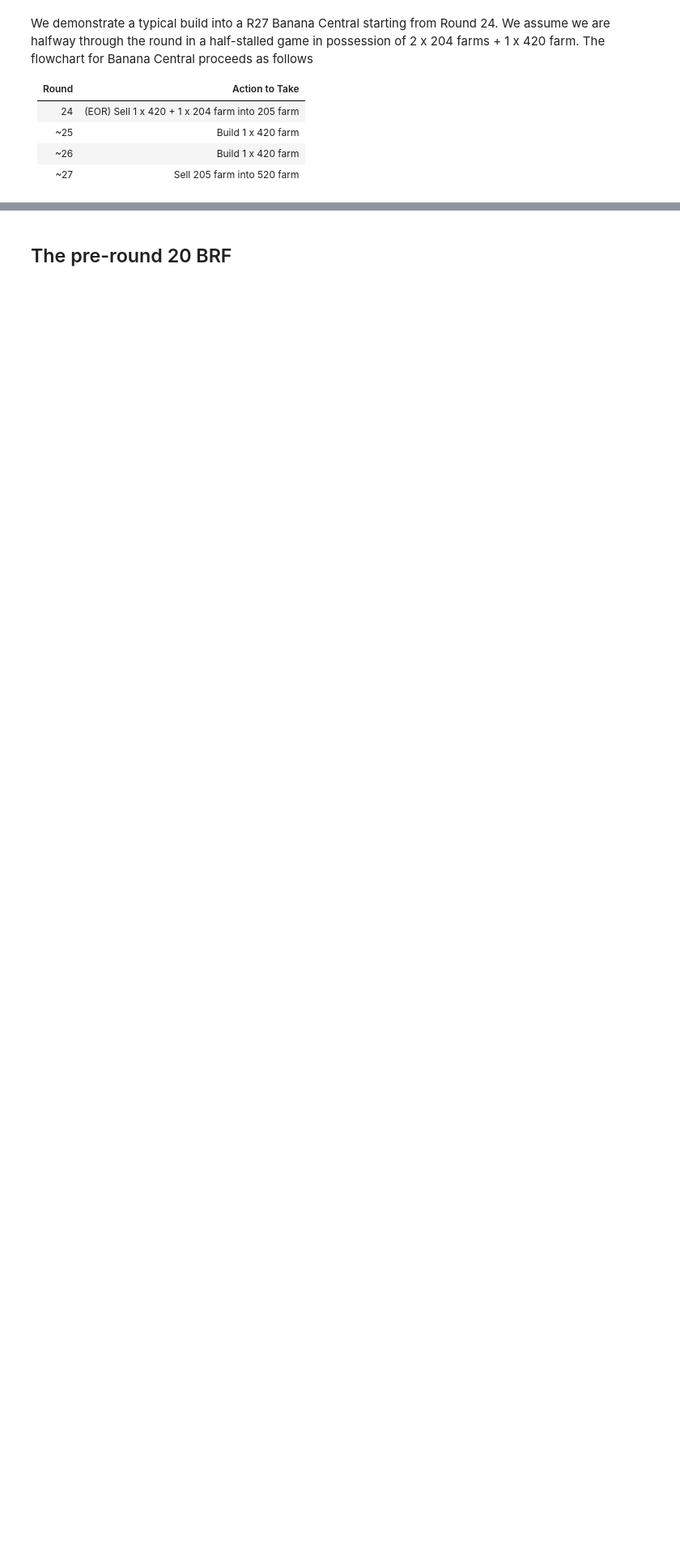
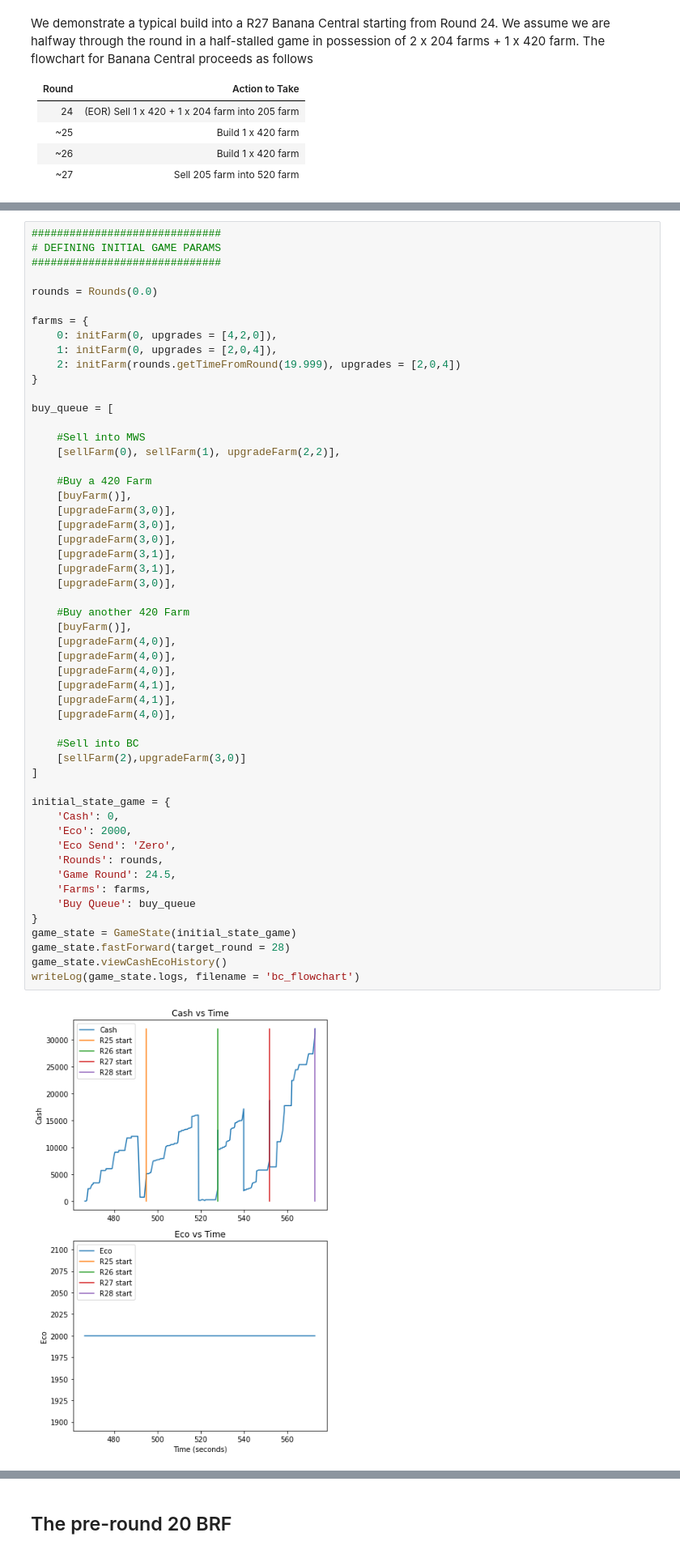
Before and after one commit to redlaserbmBTD/BTDB2_SIMULATOR, a Jupyter notebook: main.ipynb, the cells around one changed output, grey strips where cells are left out. Shown at 81% size. Drawn from its saved outputs; the diff is of its cells as text; blank space fills up the shorter version.

```diff
--- a/main.ipynb
+++ b/main.ipynb
@@ -1540,0 +1543,55 @@ writeLog(game_state.logs, filename = 'ezili_tfw')
+# %%
+##############################
+# DEFINING INITIAL GAME PARAMS
+##############################
+
+rounds = Rounds(0.0)
+
+farms = {
+    0: initFarm(0, upgrades = [4,2,0]),
+    1: initFarm(0, upgrades = [2,0,4]),
+    2: initFarm(rounds.getTimeFromRound(19.999), upgrades = [2,0,4])
+}
+
+buy_queue = [
+
+    #Sell into MWS
+    [sellFarm(0), sellFarm(1), upgradeFarm(2,2)],
+
+    #Buy a 420 Farm
+    [buyFarm()],
+    [upgradeFarm(3,0)],
+    [upgradeFarm(3,0)],
+    [upgradeFarm(3,0)],
+    [upgradeFarm(3,1)],
+    [upgradeFarm(3,1)],
+    [upgradeFarm(3,0)],
+
+    #Buy another 420 Farm
+    [buyFarm()],
+    [upgradeFarm(4,0)],
+    [upgradeFarm(4,0)],
+    [upgradeFarm(4,0)],
+    [upgradeFarm(4,1)],
+    [upgradeFarm(4,1)],
+    [upgradeFarm(4,0)],
+
+    #Sell into BC
+    [sellFarm(2),upgradeFarm(3,0)]
+]
+
+initial_state_game = {
+    'Cash': 0,
+    'Eco': 2000,
+    'Eco Send': 'Zero',
+    'Rounds': rounds,
+    'Game Round': 24.5,
+    'Farms': farms,
+    'Buy Queue': buy_queue
+}
+game_state = GameState(initial_state_game)
+game_state.fastForward(target_round = 28)
+game_state.viewCashEcoHistory()
+writeLog(game_state.logs, filename = 'bc_flowchart')
+# %% [output]
+[figure, added]
```
Also changed, not shown: parts of 31 cells of this notebook, 2 other files.
